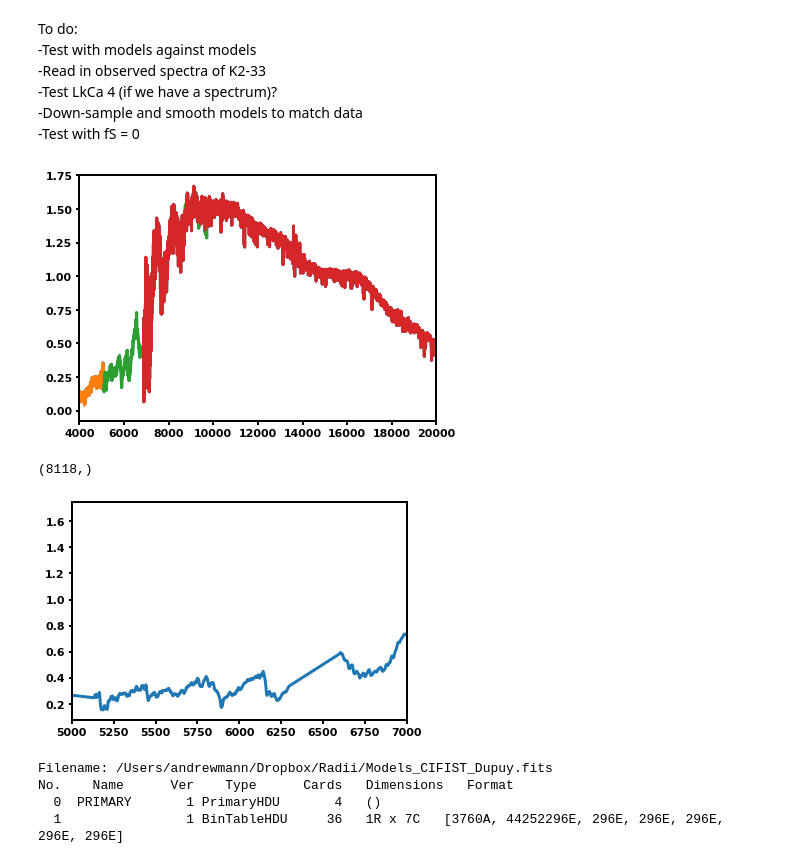
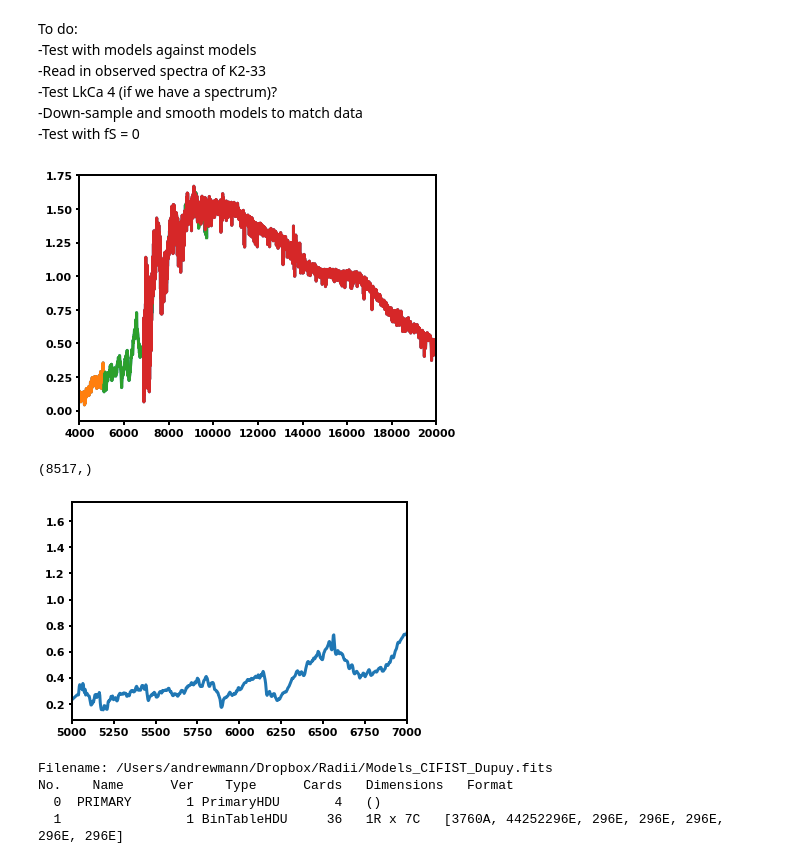
Before and after one commit to awmann/K233Spots, a Jupyter notebook: multi_spec_fit.ipynb, the cells around one changed output. Cells and saved outputs as stored; diff of their text form; code cells hidden in the pictures.

```diff
--- a/multi_spec_fit.ipynb
+++ b/multi_spec_fit.ipynb
@@ -60,36 +60,37 @@ obswav,obsspec,obserr,obstype = np.loadtxt('rawspec.txt',unpack=True,skiprows=1)
 
 plt.plot(obswav,obsspec)
 l1 = np.where(obstype == 1)
 plt.plot(obswav[l1],obsspec[l1])
 l2 = np.where(obstype == 2)
 plt.plot(obswav[l2],obsspec[l2])
 l3 = np.where(obstype == 3)
 plt.plot(obswav[l3],obsspec[l3])
 plt.xlim(4000,20000)
 plt.tight_layout()
 plt.show()
 
 #l4 = np.where(((obstype ==1)| (obstype ==2)) & (obswav > 4000))
 l4 = np.where((obswav > 4000) & (obswav<24000) & ((obswav > 8000)|(obstype<3)) & (obsspec > 0))
 opticalspec = obsspec[l4]
 opticalwav = obswav[l4]
 opticalerr = obserr[l4]
 l5 = np.where((obswav > 4000) & (obswav<23500) & (obsspec/obserr > 10))
-l5 = np.where((obswav > 4000) & (obswav<23500) & (obsspec/obserr > 15) & ((obswav > 6600)|(obswav<6300)))
+## uncomment this when you want to run the fit again.
+#l5 = np.where((obswav > 4000) & (obswav<23500) & (obsspec/obserr > 15) & ((obswav > 6600)|(obswav<6300)))
 obsspec_cut = np.array(obsspec[l5])
 obswav_cut = np.array(obswav[l5])
 obserr_cut = np.array(obserr[l5])
 obstype_cut = np.array(obstype[l5])
 
 print(np.shape(obswav_cut))
 plt.plot(obswav_cut,obsspec_cut)
 plt.tight_layout
 plt.xlim(5000,7000)
 plt.show()
 # %% [output]
 [figure]
-(8118,)
+(8517,)
-[figure, old version]
+[figure, new version]
 # %%
 #modelpath = '/Users/andrewmann/Dropbox/Radii/Models_CIFIST_Aug2013_filler.fits'
 modelpath = '/Users/andrewmann/Dropbox/Radii/Models_CIFIST_Dupuy.fits'
```
Also changed, not shown: parts of 1 cell of this notebook, 2 other files.
